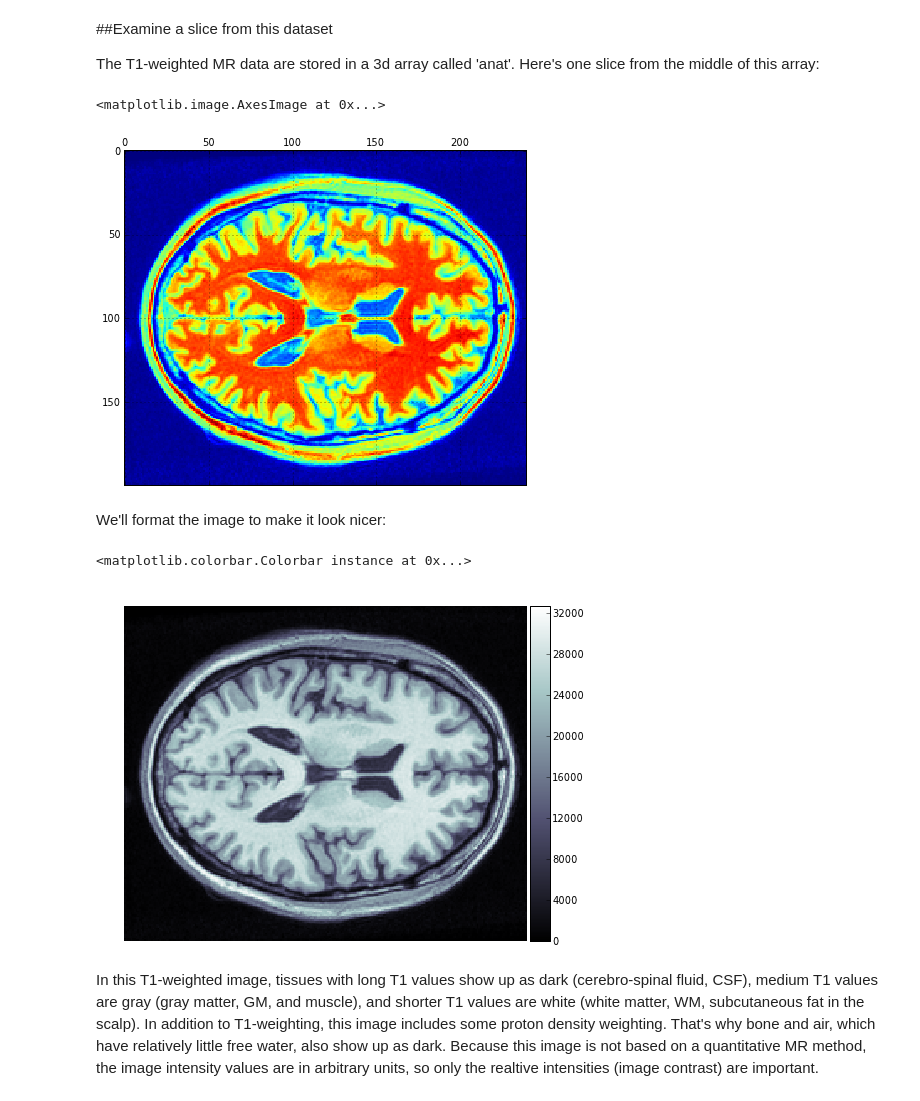
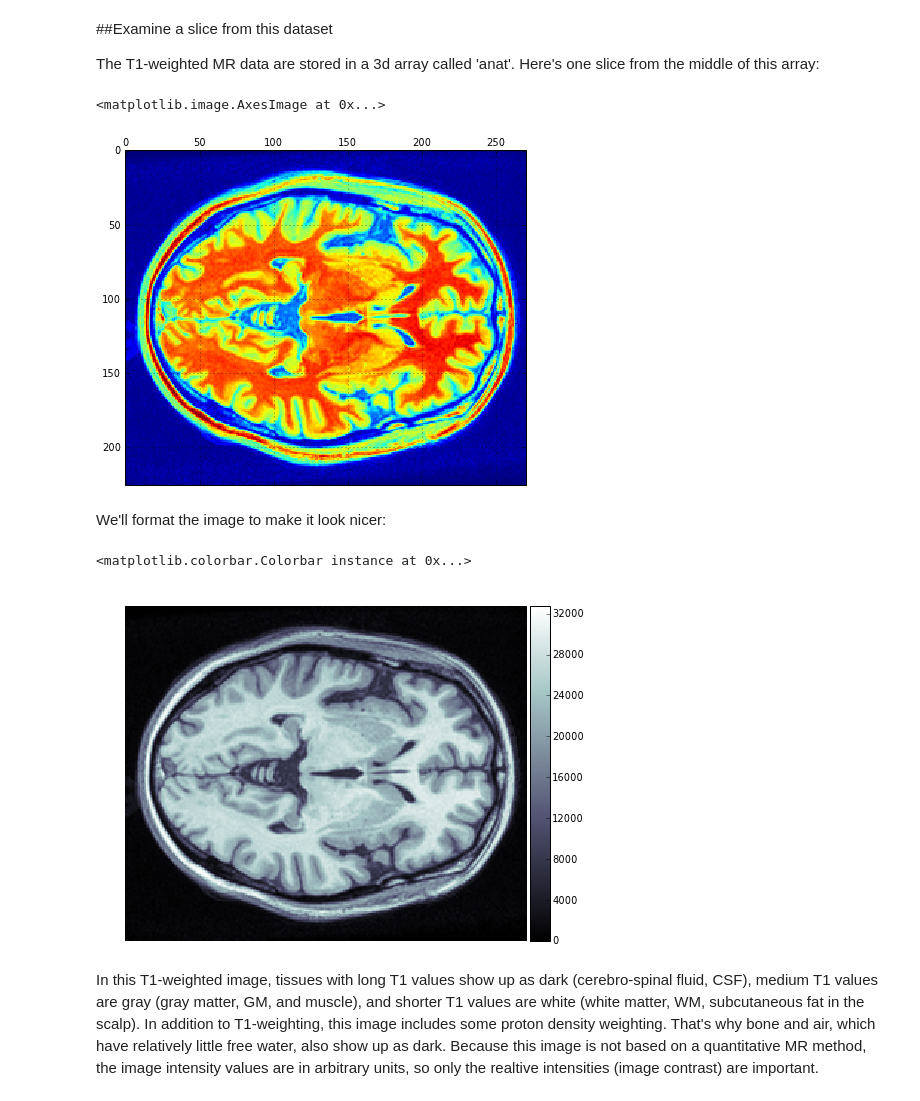
Before and after one commit to mirri66/Psych204A, a Jupyter notebook: mrVisualization.ipynb, the cells around one changed output. Drawn from its saved outputs; the diff is of its cells as text; code cells hidden in the pictures.

Commit message:
started visualization file

```diff
--- a/mrVisualization.ipynb
+++ b/mrVisualization.ipynb
@@ -49 +40,8 @@ mat = scipy.io.loadmat('mrTutVisualizationData.mat')
+# %%
+import scipy.io
+import nibabel as nib
+
+# load nifti files
+anat_file = nib.load('t1.nii.gz')
+brainMask_file = nib.load('t1_brain_mask.nii.gz')
 # %% [markdown]
@@ -60,0 +49,5 @@ mat.keys()
+# %%
+anat = anat_file.get_data()
+brainMask = brainMask_file.get_data()
+print anat.shape
+print brainMask.shape
@@ -80,14 +78,13 @@ b. What is the volume of one voxel?
 The T1-weighted MR data are stored in a 3d array called 'anat'. Here's
 one slice from the middle of this array:
 # %%
-anat=mat['anat']
 z=90 # slice number
 
 fig, ax = plt.subplots(1)
 ax.matshow(anat[:,:,z])
 # %% [output]
 <matplotlib.image.AxesImage at 0x...>
-[figure, old version]
+[figure, new version]
 # %% [markdown]
 We'll format the image to make it look nicer:
 # %%
@@ -104,7 +101,7 @@ cax = divider.append_axes("right", size="5%", pad=0.05)
 fig.colorbar(images[0], cax=cax)
 # %% [output]
 <matplotlib.colorbar.Colorbar instance at 0x...>
-[figure, old version]
+[figure, new version]
 # %% [markdown]
 In this T1-weighted image, tissues with long T1 values show up as dark
 (cerebro-spinal fluid, CSF), medium T1 values are gray (gray matter, GM,
```
Also changed, not shown: parts of 14 cells of this notebook.
